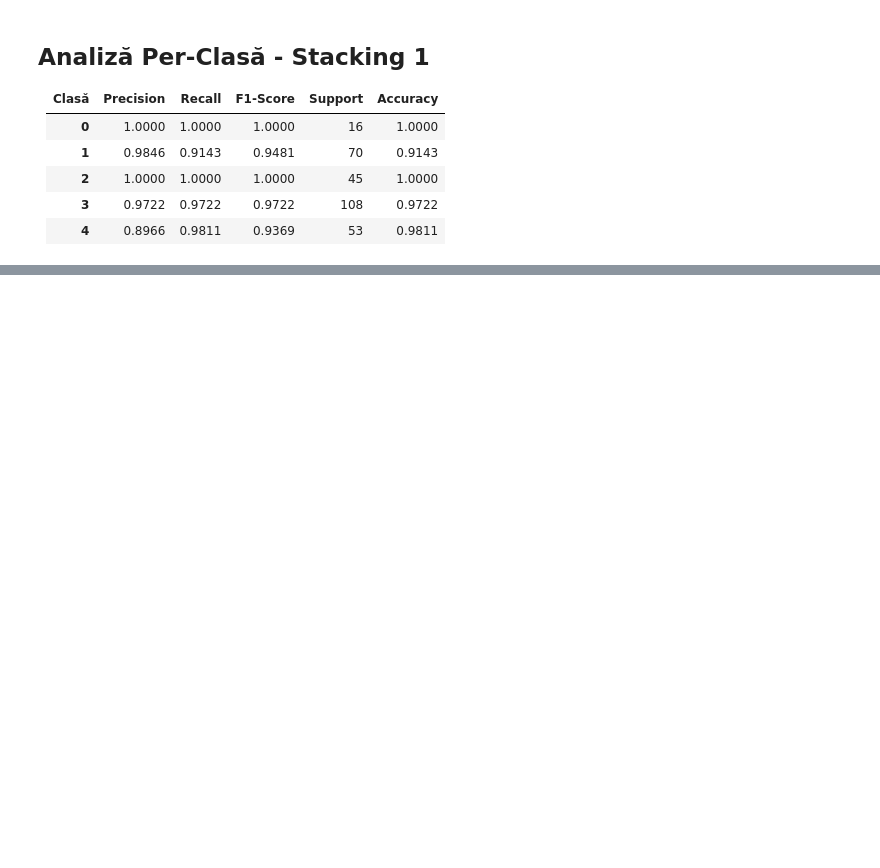
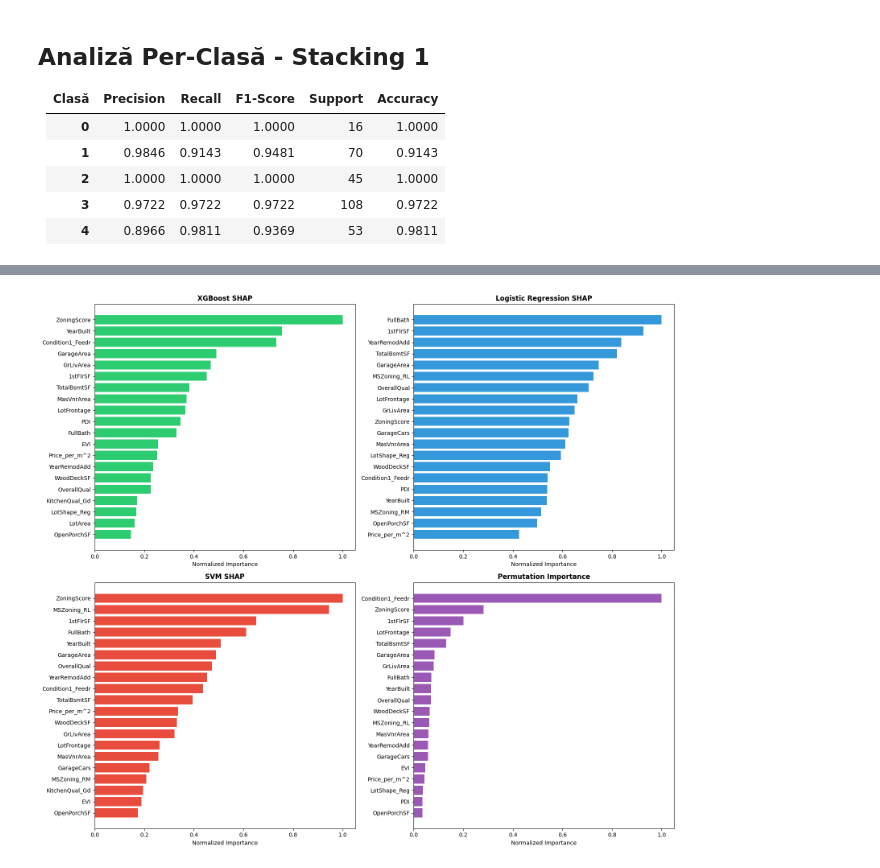
Before and after one commit to OctaMarina/house-price-prediction-integra, a Jupyter notebook: notebooks/Cornescu_Darius_Clustering_Full_dataset.ipynb, the cells around one changed output, grey strips where cells are left out. Cells and saved outputs as stored; diff of their text form; code cells hidden in the pictures; blank space fills up the shorter version.

```diff
--- a/notebooks/Cornescu_Darius_Clustering_Full_dataset.ipynb
+++ b/notebooks/Cornescu_Darius_Clustering_Full_dataset.ipynb
@@ -854,0 +1005,59 @@ weighted avg       0.90      0.90      0.90       292
+# %%
+def calculate_mean_shap_importance(shap_values):
+        return np.abs(shap_values).mean(axis=(0, 2))
+
+shap_importance_xgb = np.abs(shap_values_xgb).mean(axis=(0, 2))
+shap_importance_lr = np.abs(shap_values_lr).mean(axis=(0, 2))
+shap_importance_svm = np.abs(shap_values_svm).mean(axis=(0, 2))
+
+comparison_df = pd.DataFrame({
+    'Feature': feature_names,
+    'XGBoost': shap_importance_xgb,
+    'LogisticRegression': shap_importance_lr,
+    'SVM': shap_importance_svm,
+    'PermutationImportance': permutation_importance
+})
+
+# Normalizează
+for col in ['XGBoost', 'LogisticRegression', 'SVM', 'PermutationImportance']:
+    comparison_df[f'{col}_norm'] = comparison_df[col] / comparison_df[col].max()
+
+# Grafic comparativ - Top 15 features
+fig, axes = plt.subplots(2, 2, figsize=(16, 14))
+
+# XGBoost
+top_xgb = comparison_df.nlargest(20, 'XGBoost')
+axes[0, 0].barh(range(20), top_xgb['XGBoost_norm'].values[::-1], color='#2ecc71')
+axes[0, 0].set_yticks(range(20))
+axes[0, 0].set_yticklabels(top_xgb['Feature'].values[::-1])
+axes[0, 0].set_title('XGBoost SHAP', fontweight='bold')
+axes[0, 0].set_xlabel('Normalized Importance')
+
+# Logistic Regression
+top_lr = comparison_df.nlargest(20, 'LogisticRegression')
+axes[0, 1].barh(range(20), top_lr['LogisticRegression_norm'].values[::-1], color='#3498db')
+axes[0, 1].set_yticks(range(20))
+axes[0, 1].set_yticklabels(top_lr['Feature'].values[::-1])
+axes[0, 1].set_title('Logistic Regression SHAP', fontweight='bold')
+axes[0, 1].set_xlabel('Normalized Importance')
+
+# SVM
+top_svm = comparison_df.nlargest(20, 'SVM')
+axes[1, 0].barh(range(20), top_svm['SVM_norm'].values[::-1], color='#e74c3c')
+axes[1, 0].set_yticks(range(20))
+axes[1, 0].set_yticklabels(top_svm['Feature'].values[::-1])
+axes[1, 0].set_title('SVM SHAP', fontweight='bold')
+axes[1, 0].set_xlabel('Normalized Importance')
+
+# Permutation Importance
+top_perm = comparison_df.nlargest(20, 'PermutationImportance')
+axes[1, 1].barh(range(20), top_perm['PermutationImportance_norm'].values[::-1], color='#9b59b6')
+axes[1, 1].set_yticks(range(20))
+axes[1, 1].set_yticklabels(top_perm['Feature'].values[::-1])
+axes[1, 1].set_title('Permutation Importance', fontweight='bold')
+axes[1, 1].set_xlabel('Normalized Importance')
+
+plt.tight_layout()
+plt.show()
+# %% [output]
+[figure, added]
```
Also changed, not shown: parts of 14 cells of this notebook, 1 other file.
